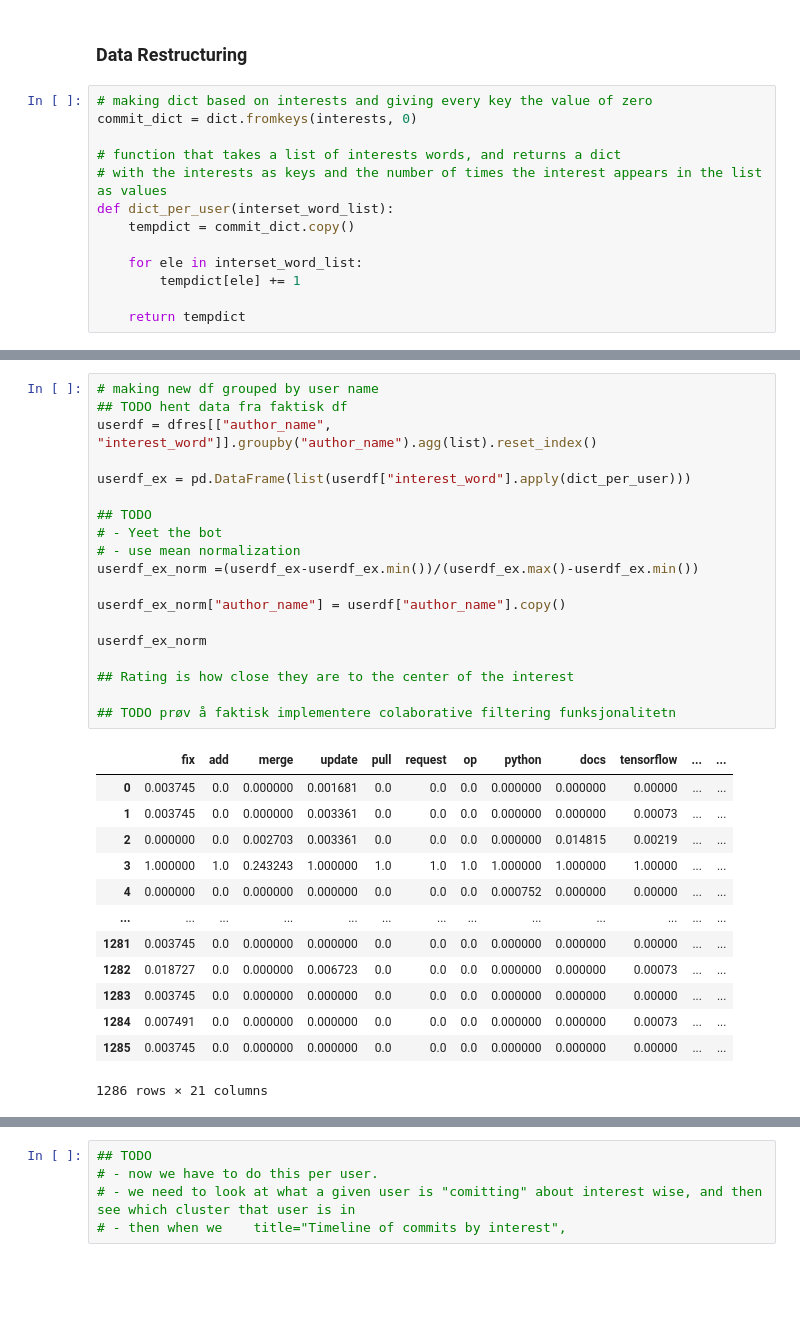
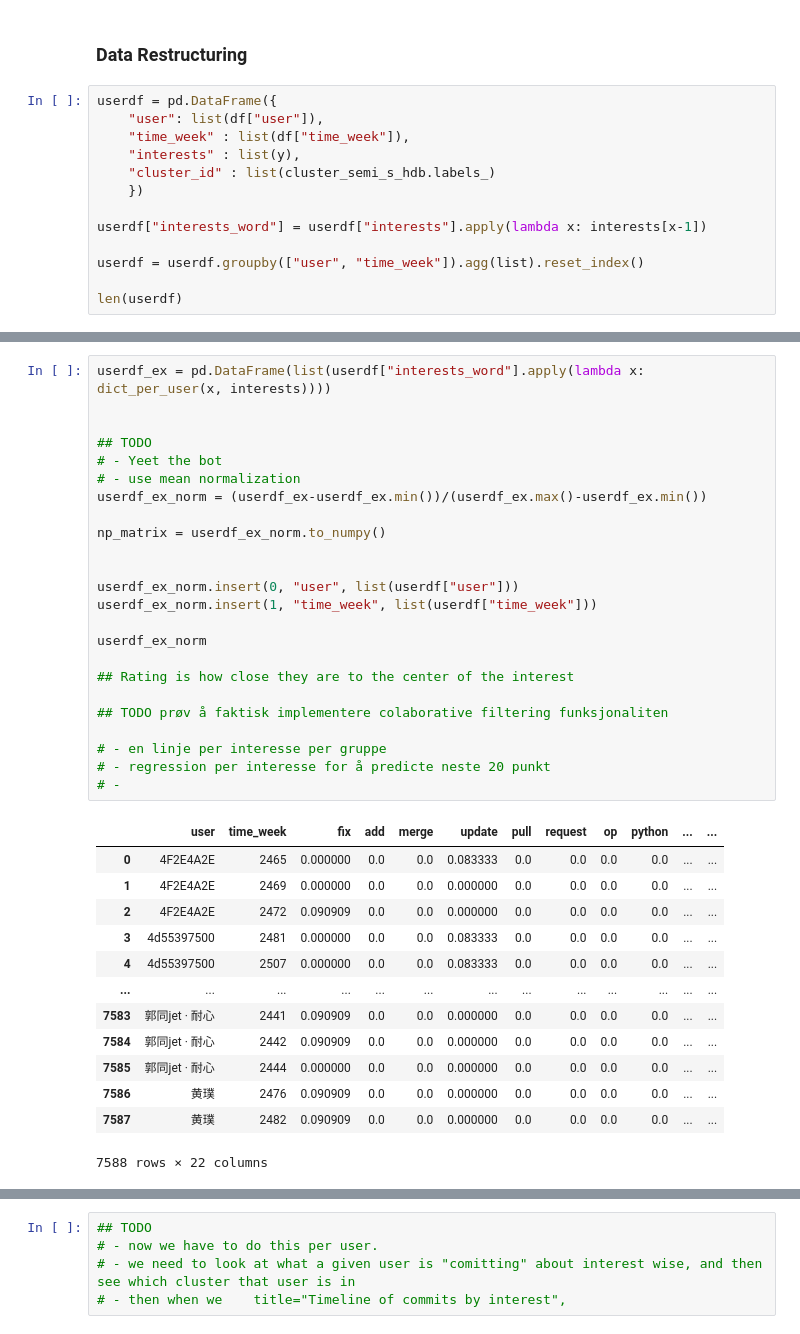
Before and after one commit to applied-ai-data3750/code, a Jupyter notebook: main.ipynb, the cells around one changed output, grey strips where cells are left out. Drawn from its saved outputs; the diff is of its cells as text; blank space fills up the shorter version.

Commit message:
📦 NEW: more prep work for collab filtering like approach

```diff
--- a/main.ipynb
+++ b/main.ipynb
@@ -412,16 +408,16 @@ dfres
 ## Collaborative filtering
 # %% [markdown]
 ### Data Restructuring
-# %%
-# making dict based on interests and giving every key the value of zero
-commit_dict = dict.fromkeys(interests, 0)
-
-# function that takes a list of interests words, and returns a dict
-# with the interests as keys and the number of times the interest appears in the list as values
-def dict_per_user(interset_word_list):
-    tempdict = commit_dict.copy()
-
-    for ele in interset_word_list:
-        tempdict[ele] += 1
-
-    return tempdict
+# %%
+userdf = pd.DataFrame({
+    "user": list(df["user"]),
+    "time_week" : list(df["time_week"]),
+    "interests" : list(y),
+    "cluster_id" : list(cluster_semi_s_hdb.labels_)
+    })
+
+userdf["interests_word"] = userdf["interests"].apply(lambda x: interests[x-1])
+
+userdf = userdf.groupby(["user", "time_week"]).agg(list).reset_index()
+
+len(userdf)
@@ -428,33 +442,38 @@ def dict_per_user(interset_word_list):
 # %%
-# making new df grouped by user name
-## TODO hent data fra faktisk df
-userdf = dfres[["author_name", "interest_word"]].groupby("author_name").agg(list).reset_index()
+userdf_ex = pd.DataFrame(list(userdf["interests_word"].apply(lambda x: dict_per_user(x, interests))))
 
-userdf_ex = pd.DataFrame(list(userdf["interest_word"].apply(dict_per_user)))
 
 ## TODO
 # - Yeet the bot
 # - use mean normalization
-userdf_ex_norm =(userdf_ex-userdf_ex.min())/(userdf_ex.max()-userdf_ex.min())
+userdf_ex_norm = (userdf_ex-userdf_ex.min())/(userdf_ex.max()-userdf_ex.min())
 
-userdf_ex_norm["author_name"] = userdf["author_name"].copy()
+np_matrix = userdf_ex_norm.to_numpy()
+
+
+userdf_ex_norm.insert(0, "user", list(userdf["user"]))
+userdf_ex_norm.insert(1, "time_week", list(userdf["time_week"]))
 
 userdf_ex_norm
 
 ## Rating is how close they are to the center of the interest
 
-## TODO prøv å faktisk implementere colaborative filtering funksjonalitetn
+## TODO prøv å faktisk implementere colaborative filtering funksjonaliten
+
+# - en linje per interesse per gruppe
+# - regression per interesse for å predicte neste 20 punkt
+# -
 # %% [output]
-|  | fix | add | merge | update | pull | request | op | python | docs | tensorflow | ... | ... |
-| 0 | 0.003745 | 0.0 | 0.000000 | 0.001681 | 0.0 | 0.0 | 0.0 | 0.000000 | 0.000000 | 0.00000 | ... | ... |
-| 1 | 0.003745 | 0.0 | 0.000000 | 0.003361 | 0.0 | 0.0 | 0.0 | 0.000000 | 0.000000 | 0.00073 | ... | ... |
-| 2 | 0.000000 | 0.0 | 0.002703 | 0.003361 | 0.0 | 0.0 | 0.0 | 0.000000 | 0.014815 | 0.00219 | ... | ... |
-| 3 | 1.000000 | 1.0 | 0.243243 | 1.000000 | 1.0 | 1.0 | 1.0 | 1.000000 | 1.000000 | 1.00000 | ... | ... |
-| 4 | 0.000000 | 0.0 | 0.000000 | 0.000000 | 0.0 | 0.0 | 0.0 | 0.000752 | 0.000000 | 0.00000 | ... | ... |
+|  | user | time_week | fix | add | merge | update | pull | request | op | python | ... | ... |
+| 0 | 4F2E4A2E | 2465 | 0.000000 | 0.0 | 0.0 | 0.083333 | 0.0 | 0.0 | 0.0 | 0.0 | ... | ... |
+| 1 | 4F2E4A2E | 2469 | 0.000000 | 0.0 | 0.0 | 0.000000 | 0.0 | 0.0 | 0.0 | 0.0 | ... | ... |
+| 2 | 4F2E4A2E | 2472 | 0.090909 | 0.0 | 0.0 | 0.000000 | 0.0 | 0.0 | 0.0 | 0.0 | ... | ... |
+| 3 | 4d55397500 | 2481 | 0.000000 | 0.0 | 0.0 | 0.083333 | 0.0 | 0.0 | 0.0 | 0.0 | ... | ... |
+| 4 | 4d55397500 | 2507 | 0.000000 | 0.0 | 0.0 | 0.083333 | 0.0 | 0.0 | 0.0 | 0.0 | ... | ... |
 | ... | ... | ... | ... | ... | ... | ... | ... | ... | ... | ... | ... | ... |
-| 1281 | 0.003745 | 0.0 | 0.000000 | 0.000000 | 0.0 | 0.0 | 0.0 | 0.000000 | 0.000000 | 0.00000 | ... | ... |
-| 1282 | 0.018727 | 0.0 | 0.000000 | 0.006723 | 0.0 | 0.0 | 0.0 | 0.000000 | 0.000000 | 0.00073 | ... | ... |
-| 1283 | 0.003745 | 0.0 | 0.000000 | 0.000000 | 0.0 | 0.0 | 0.0 | 0.000000 | 0.000000 | 0.00000 | ... | ... |
-| 1284 | 0.007491 | 0.0 | 0.000000 | 0.000000 | 0.0 | 0.0 | 0.0 | 0.000000 | 0.000000 | 0.00073 | ... | ... |
-| 1285 | 0.003745 | 0.0 | 0.000000 | 0.000000 | 0.0 | 0.0 | 0.0 | 0.000000 | 0.000000 | 0.00000 | ... | ... |
+| 7583 | 郭同jet · 耐心 | 2441 | 0.090909 | 0.0 | 0.0 | 0.000000 | 0.0 | 0.0 | 0.0 | 0.0 | ... | ... |
+| 7584 | 郭同jet · 耐心 | 2442 | 0.090909 | 0.0 | 0.0 | 0.000000 | 0.0 | 0.0 | 0.0 | 0.0 | ... | ... |
+| 7585 | 郭同jet · 耐心 | 2444 | 0.000000 | 0.0 | 0.0 | 0.000000 | 0.0 | 0.0 | 0.0 | 0.0 | ... | ... |
+| 7586 | 黄璞 | 2476 | 0.090909 | 0.0 | 0.0 | 0.000000 | 0.0 | 0.0 | 0.0 | 0.0 | ... | ... |
+| 7587 | 黄璞 | 2482 | 0.090909 | 0.0 | 0.0 | 0.000000 | 0.0 | 0.0 | 0.0 | 0.0 | ... | ... |
-1286 rows × 21 columns
+7588 rows × 22 columns
```
Also changed, not shown: parts of 23 cells of this notebook, 4 other files.
